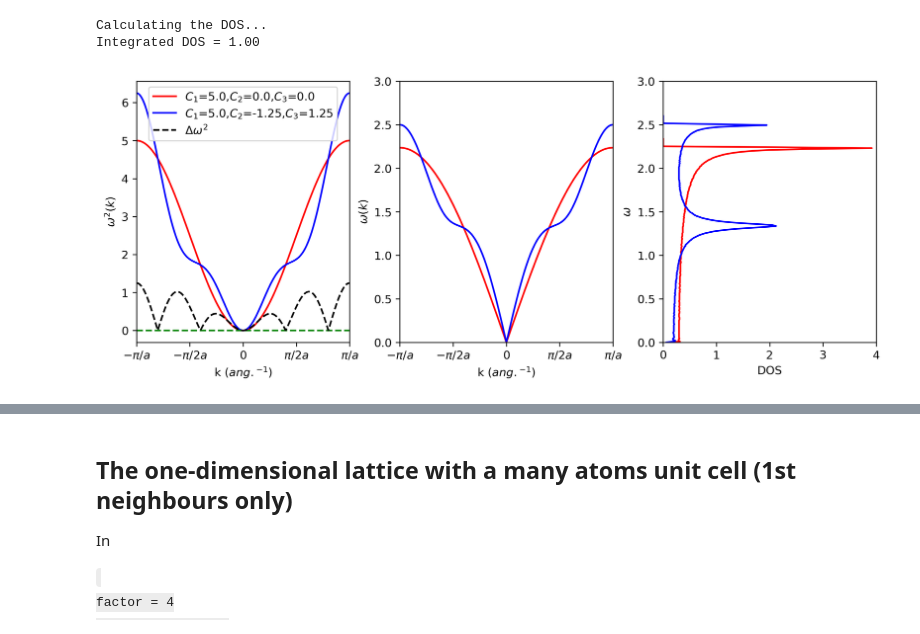
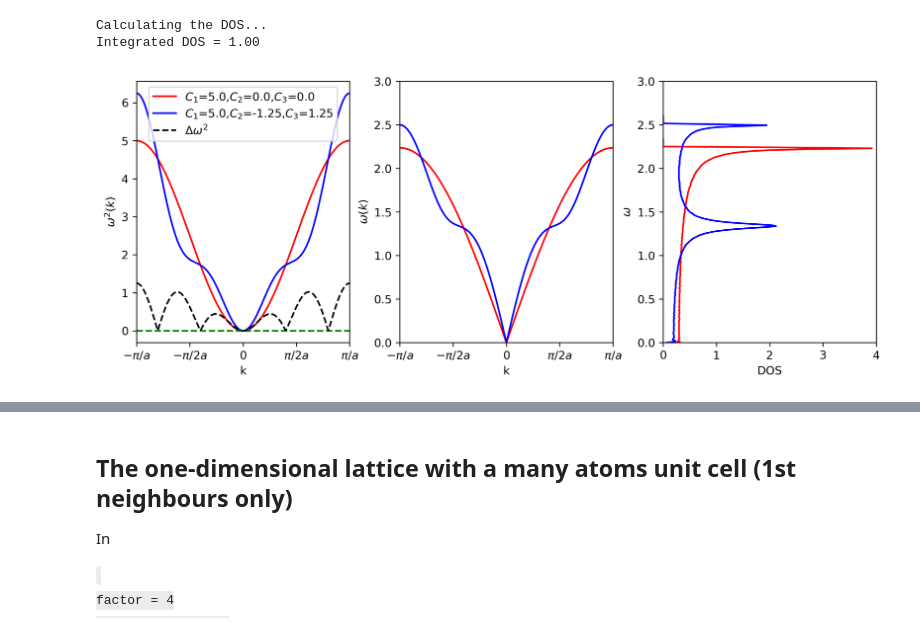
Before and after one commit to slemal-doc/jupyter_notebook_PhyMa, a Jupyter notebook: TP-Vibrations.ipynb, the cells around one changed output, grey strips where cells are left out. Saved outputs shown, nothing was run; the diff lists cells and outputs as text; code cells hidden in the pictures.

```diff
--- a/TP-Vibrations.ipynb
+++ b/TP-Vibrations.ipynb
@@ -149,7 +165,9 @@ print('Integrated DOS = ' + '%.2f'%(dos2[2]))
 
 # Plotting the results
 
-plt.figure(figsize=(12, 4), dpi=300) #
+plt.figure(figsize=(12, 4), dpi=300)
+
+# Eigenvalues
 plt.subplot(1,3,1,adjustable='datalim')
 C = C1
 plt.plot(kmesh, wsquare1,'r',\
@@ -159,45 +177,48 @@ plt.plot(kmesh, wsquare2,'b',\
          label='$C_1$=' + str(C[0]) + ',$C_2$=' + str(C[1]) + ',$C_3$=' + str(C[2]))
 plt.plot(kmesh, kmesh*0,'g--')
 plt.plot(kmesh, abs(wsquare1-wsquare2),'k--', label='$\Delta\omega^2$')
-plt.xlabel(r'k $(ang.^{-1})$')
+plt.xlabel(r'k')
 plt.xlim(-np.pi/a,np.pi/a)
 plt.xticks([-np.pi/a,-np.pi/(2*a),0,np.pi/(2*a),np.pi/a],\
            ['$-\pi/a$','$-\pi/2a$','$0$','$\pi/2a$', '$\pi/a$'])
 plt.ylabel(r'$\omega^2 (k)$')
 plt.legend(loc='best')
 
+
+# Frequencies
 plt.subplot(1,3,2,adjustable='datalim')
 plt.ylabel(r'$\omega (k)$')
 
 C=C1
 plt.plot(kmesh, dispersion1,'r',\
          label='$C_1$=' + str(C[0]) + ',$C_2$=' + str(C[1]) + ',$C_3$=' + str(C[2]))
 C=C2
 plt.plot(kmesh, dispersion2,'b',\
          label='$C_1$=' + str(C[0]) + ',$C_2$=' + str(C[1]) + ',$C_3$=' + str(C[2]))
 
-plt.xlabel(r'k $(ang.^{-1})$')
+plt.xlabel(r'k')
 plt.xlim(-np.pi/a,np.pi/a)
 plt.xticks([-np.pi/a,-np.pi/(2*a),0,np.pi/(2*a),np.pi/a],\
            ['$-\pi/a$','$-\pi/2a$','$0$','$\pi/2a$', '$\pi/a$'])
 plt.ylim(0,max_w2+0.5)
 
+# Density of state
 plt.subplot(1,3,3,adjustable='datalim')
 plt.plot(dos1[1], dos1[0],'r') # linewidth=2
 plt.plot(dos2[1], dos2[0],'b')
 plt.xlabel(r'DOS')
 plt.xlim(0,4)
 plt.ylim(0,max_w2+0.5)
 plt.ylabel(r'$\omega$')
 plt.tight_layout()
 plt.subplots_adjust(bottom=0.1, right=0.8, top=0.9)
 plt.savefig("1D_atomic_chain_with_interaction_beyond_NN.pdf")
 
 print ('')
 # %% [output]
 Calculating the DOS...
 Integrated DOS = 1.00
-[figure, old version]
+[figure, new version]
 # %% [markdown]
 ##  A one-dimensional lattice with 2-atoms unit cell
 
```
Also changed, not shown: parts of 12 cells of this notebook.
